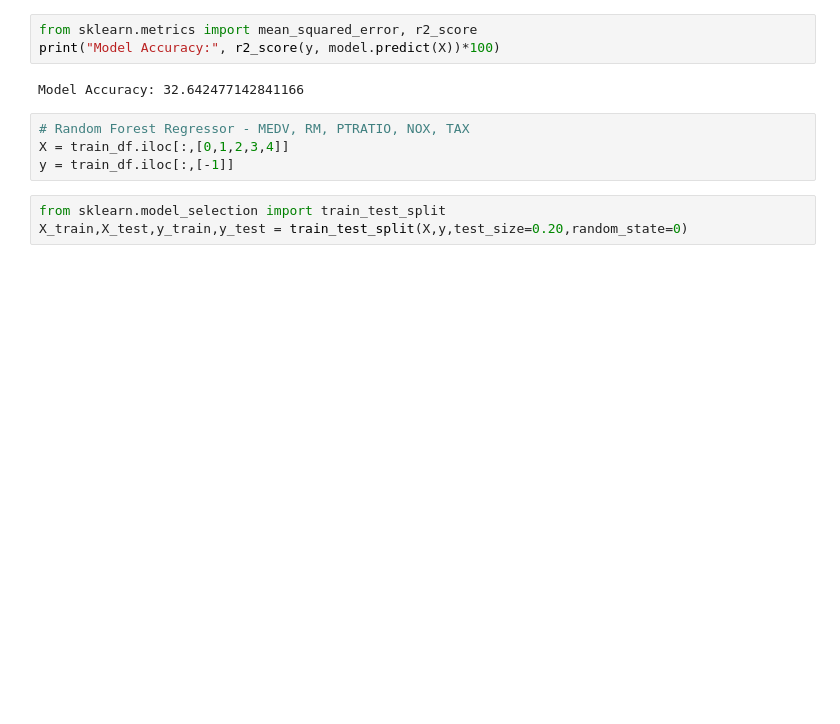
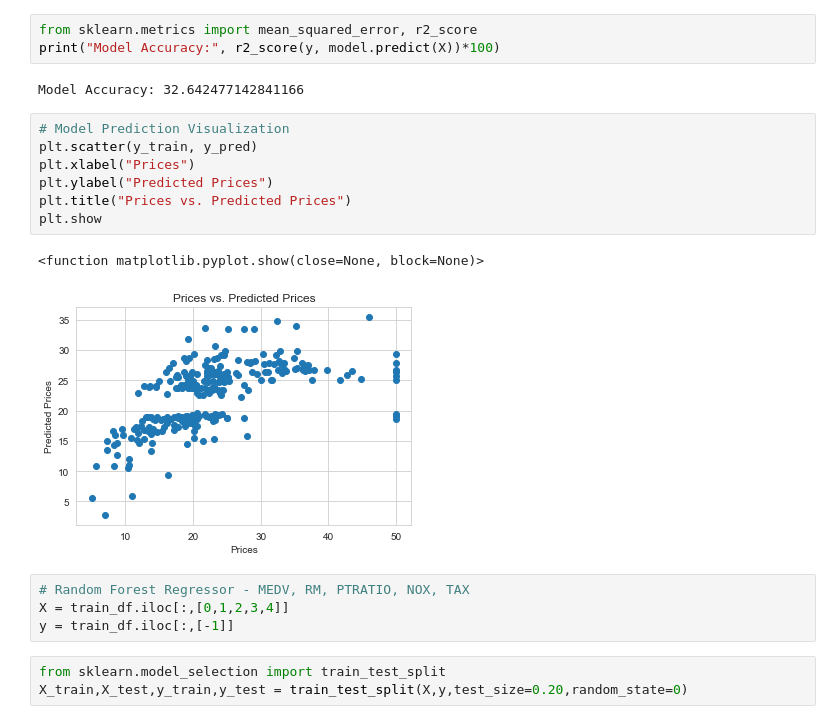
Before and after one commit to AmyWagarCinch/boston-housing-model-compare, a Jupyter notebook: Model 1.ipynb, the cells around one changed output. Saved outputs shown, nothing was run; the diff lists cells and outputs as text; blank space fills up the shorter version.

```diff
--- a/Model 1.ipynb
+++ b/Model 1.ipynb
@@ -310,6 +310,16 @@ from sklearn.metrics import mean_squared_error, r2_score
 print("Model Accuracy:", r2_score(y, model.predict(X))*100)
 # %% [output]
 Model Accuracy: 32.642477142841166
+# %%
+# Model Prediction Visualization
+plt.scatter(y_train, y_pred)
+plt.xlabel("Prices")
+plt.ylabel("Predicted Prices")
+plt.title("Prices vs. Predicted Prices")
+plt.show
+# %% [output]
+<function matplotlib.pyplot.show(close=None, block=None)>
+[figure, added]
 # %%
 # Random Forest Regressor - MEDV, RM, PTRATIO, NOX, TAX
 X = train_df.iloc[:,[0,1,2,3,4]]
```
Also changed, not shown: parts of 5 cells of this notebook.
